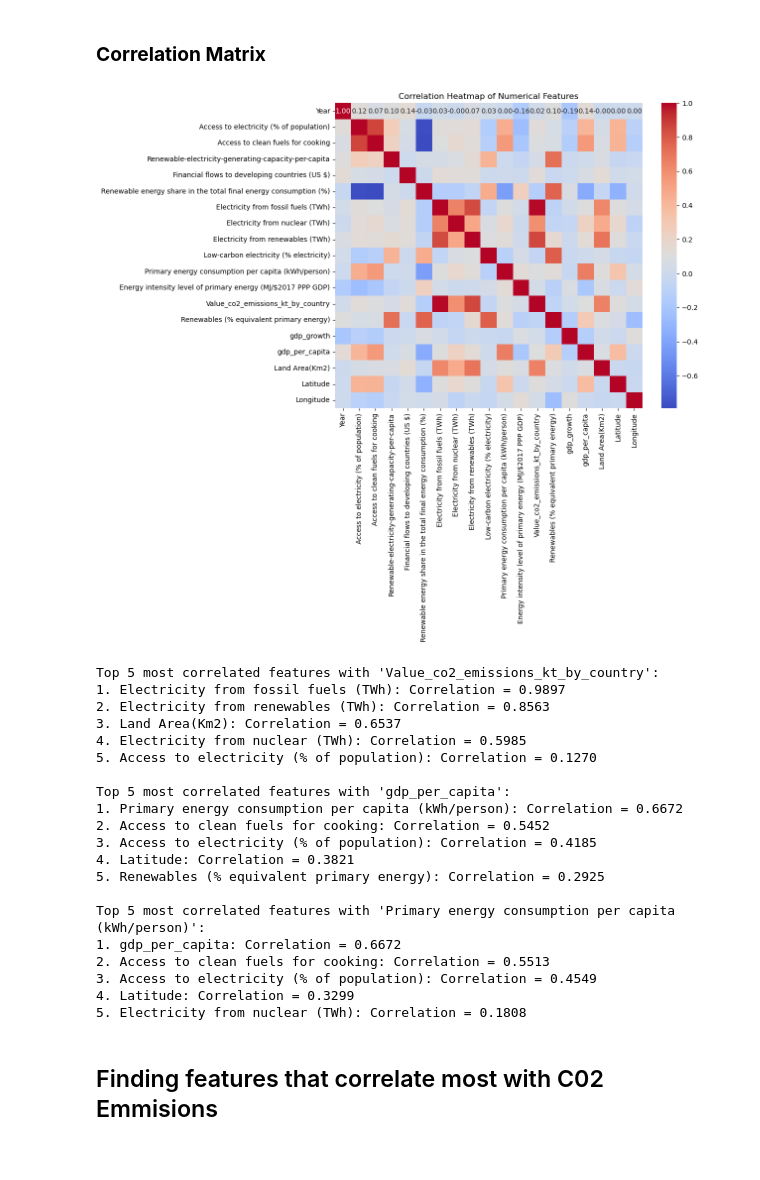
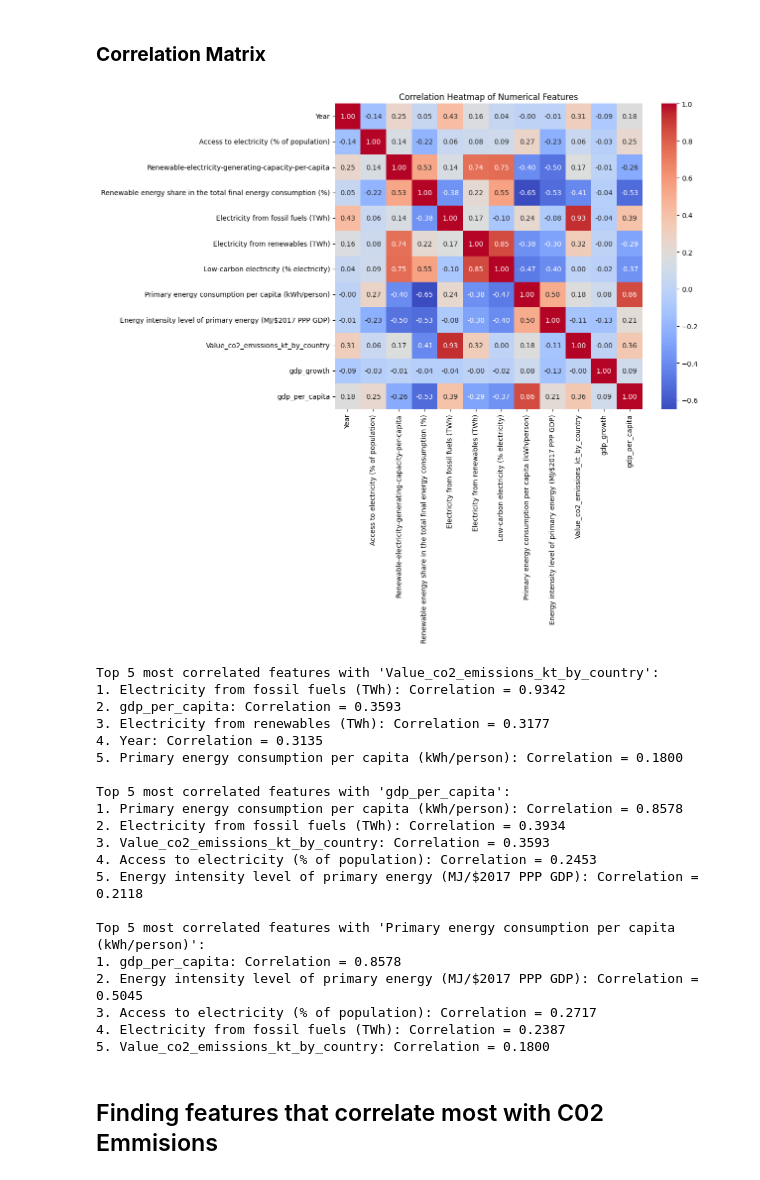
Before and after one commit to nazary1212/DS3000, a Jupyter notebook: main.ipynb, the cells around one changed output. Cells and saved outputs as stored; diff of their text form; code cells hidden in the pictures.

```diff
--- a/main.ipynb
+++ b/main.ipynb
@@ -57,11 +57,8 @@ data.head(210)
 # %% [markdown]
 ### **Correlation Matrix** ###
 # %%
-# Load the dataset
-df = pd.read_csv('global-data-on-sustainable-energy (1).csv')
-
 # Select only the numerical features from the dataset
-numerical_features = df.select_dtypes(include=['float64', 'int64'])
+numerical_features = data.select_dtypes(include=['float64', 'int64'])
 
 # Compute the correlation matrix for numerical features
 correlation_matrix = numerical_features.corr()
@@ -79,54 +76,54 @@ plt.show()
 target = 'Value_co2_emissions_kt_by_country'
 most_correlated_features = correlation_matrix[target].sort_values(ascending=False)[1:6]  # Skip the target itself
 print("Top 5 most correlated features with 'Value_co2_emissions_kt_by_country':")
 
 # Iterate through these features
 for i, feature in enumerate(most_correlated_features.index, start=1):
     print(f"{i}. {feature}: Correlation = {most_correlated_features[feature]:.4f}")
 
 print() #empty line
 
 # Identify the top 5 most correlated features with the target variable gdp growth per capita ('gdp_per_capita')
 target = 'gdp_per_capita'
 most_correlated_features = correlation_matrix[target].sort_values(ascending=False)[1:6]  # Skip the target itself
 print("Top 5 most correlated features with 'gdp_per_capita':")
 
 # Iterate through these features
 for i, feature in enumerate(most_correlated_features.index, start=1):
     print(f"{i}. {feature}: Correlation = {most_correlated_features[feature]:.4f}")
 
 print() #empty line
 
 # Identify the top 5 most correlated features with the target variable primary energy consumption per consumption per capita ('Primary energy consumption per capita (kWh/person)')
 target = 'Primary energy consumption per capita (kWh/person)'
 most_correlated_features = correlation_matrix[target].sort_values(ascending=False)[1:6]  # Skip the target itself
 print("Top 5 most correlated features with 'Primary energy consumption per capita (kWh/person)':")
 
 # Iterate through these features
 for i, feature in enumerate(most_correlated_features.index, start=1):
     print(f"{i}. {feature}: Correlation = {most_correlated_features[feature]:.4f}")
 # %% [output]
-[figure, old version]
+[figure, new version]
 Top 5 most correlated features with 'Value_co2_emissions_kt_by_country':
-1. Electricity from fossil fuels (TWh): Correlation = 0.9897
-2. Electricity from renewables (TWh): Correlation = 0.8563
-3. Land Area(Km2): Correlation = 0.6537
-4. Electricity from nuclear (TWh): Correlation = 0.5985
-5. Access to electricity (% of population): Correlation = 0.1270
+1. Electricity from fossil fuels (TWh): Correlation = 0.9342
+2. gdp_per_capita: Correlation = 0.3593
+3. Electricity from renewables (TWh): Correlation = 0.3177
+4. Year: Correlation = 0.3135
+5. Primary energy consumption per capita (kWh/person): Correlation = 0.1800
 
 Top 5 most correlated features with 'gdp_per_capita':
-1. Primary energy consumption per capita (kWh/person): Correlation = 0.6672
-2. Access to clean fuels for cooking: Correlation = 0.5452
-3. Access to electricity (% of population): Correlation = 0.4185
-4. Latitude: Correlation = 0.3821
-5. Renewables (% equivalent primary energy): Correlation = 0.2925
+1. Primary energy consumption per capita (kWh/person): Correlation = 0.8578
+2. Electricity from fossil fuels (TWh): Correlation = 0.3934
+3. Value_co2_emissions_kt_by_country: Correlation = 0.3593
+4. Access to electricity (% of population): Correlation = 0.2453
+5. Energy intensity level of primary energy (MJ/$2017 PPP GDP): Correlation = 0.2118
 
 Top 5 most correlated features with 'Primary energy consumption per capita (kWh/person)':
-1. gdp_per_capita: Correlation = 0.6672
-2. Access to clean fuels for cooking: Correlation = 0.5513
-3. Access to electricity (% of population): Correlation = 0.4549
-4. Latitude: Correlation = 0.3299
-5. Electricity from nuclear (TWh): Correlation = 0.1808
+1. gdp_per_capita: Correlation = 0.8578
+2. Energy intensity level of primary energy (MJ/$2017 PPP GDP): Correlation = 0.5045
+3. Access to electricity (% of population): Correlation = 0.2717
+4. Electricity from fossil fuels (TWh): Correlation = 0.2387
+5. Value_co2_emissions_kt_by_country: Correlation = 0.1800
 # %% [markdown]
 ## Finding features that correlate most with C02 Emmisions
 # %%
```
Also changed, not shown: parts of 2 cells of this notebook.
